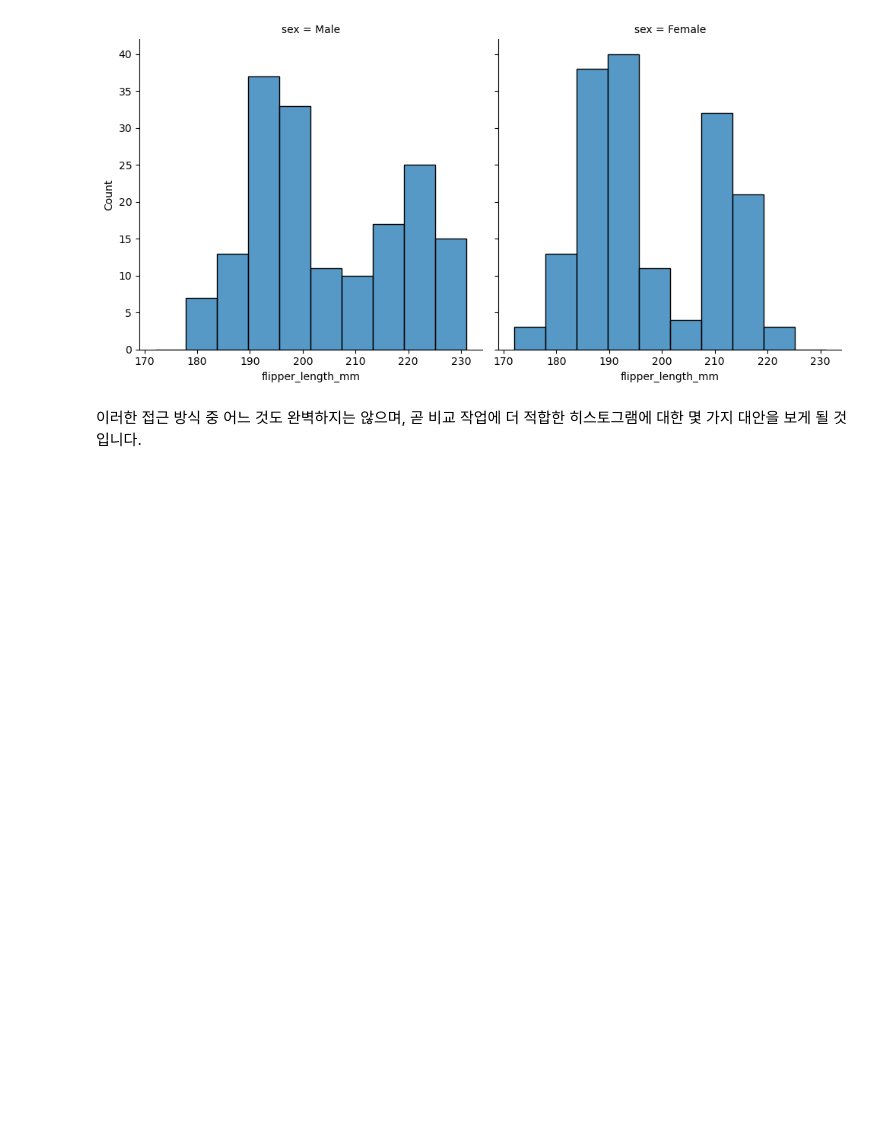
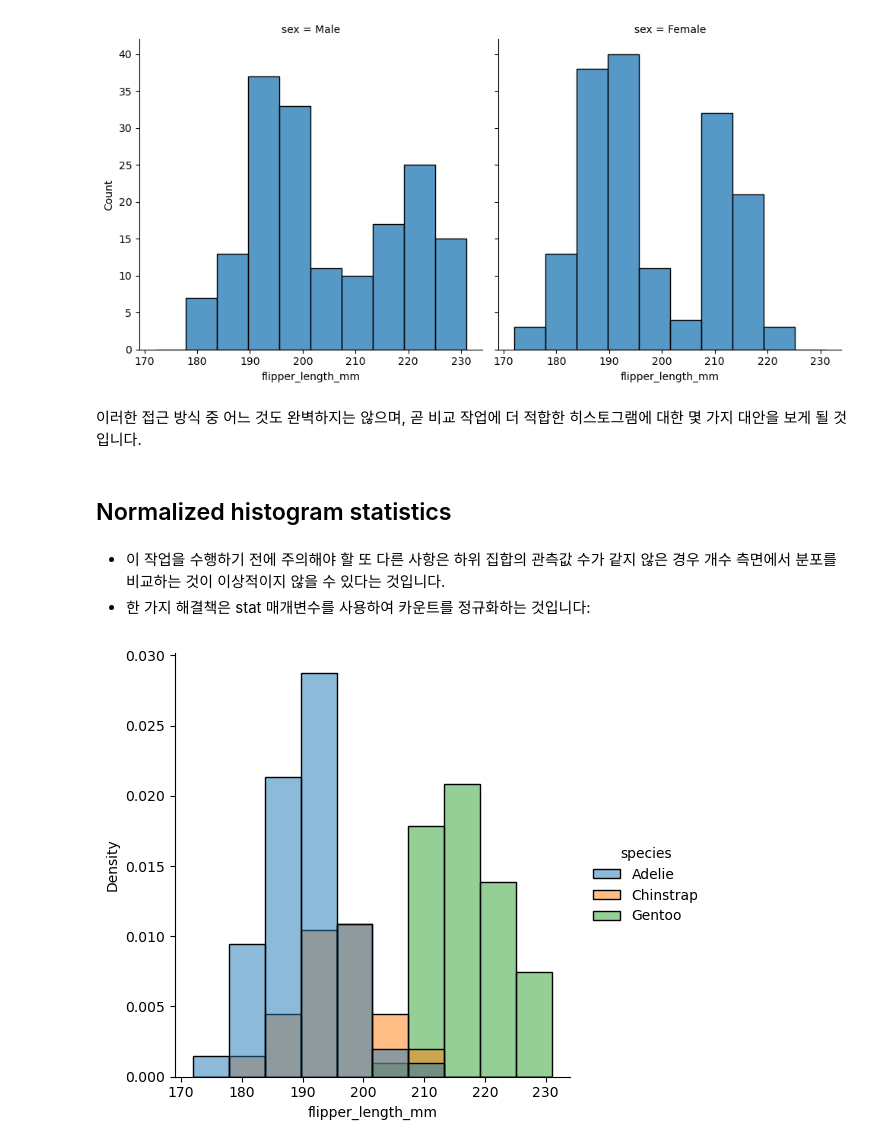
Before and after one commit to Daconic/Seaborn_tutorial_KOR, a Jupyter notebook: Visualizing distributions of data.ipynb, the cells around one changed output. Drawn from its saved outputs; the diff is of its cells as text; code cells hidden in the pictures; blank space fills up the shorter version.

```diff
--- a/Visualizing distributions of data.ipynb
+++ b/Visualizing distributions of data.ipynb
@@ -110,3 +110,12 @@ sns.displot(penguins, x='flipper_length_mm', col='sex');
 [figure]
 # %% [markdown]
 이러한 접근 방식 중 어느 것도 완벽하지는 않으며, 곧 비교 작업에 더 적합한 히스토그램에 대한 몇 가지 대안을 보게 될 것입니다.
+# %% [markdown]
+## Normalized histogram statistics
+# %% [markdown]
+- 이 작업을 수행하기 전에 주의해야 할 또 다른 사항은 하위 집합의 관측값 수가 같지 않은 경우 개수 측면에서 분포를 비교하는 것이 이상적이지 않을 수 있다는 것입니다.
+- 한 가지 해결책은 stat 매개변수를 사용하여 카운트를 정규화하는 것입니다:
+# %%
+sns.displot(penguins, x="flipper_length_mm", hue="species", stat="density");
+# %% [output]
+[figure, added]
```
Also changed, not shown: parts of 4 cells of this notebook.
